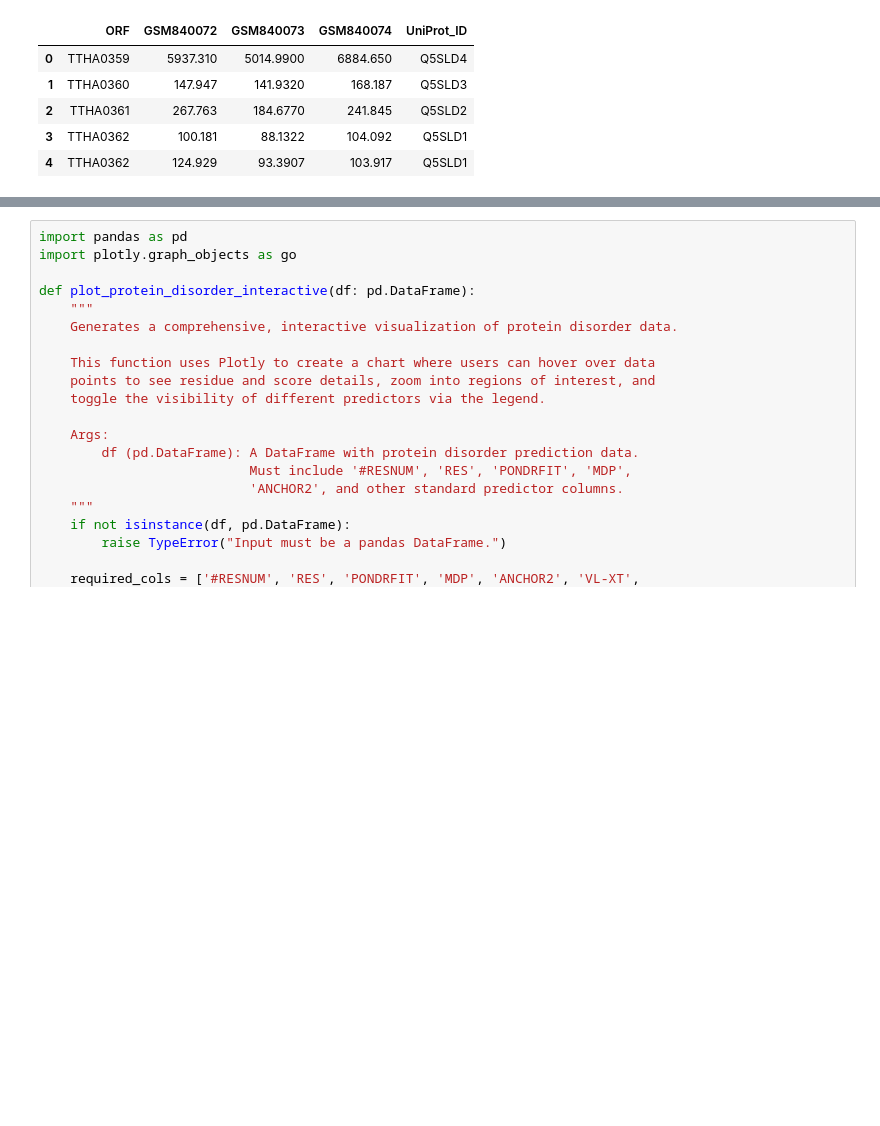
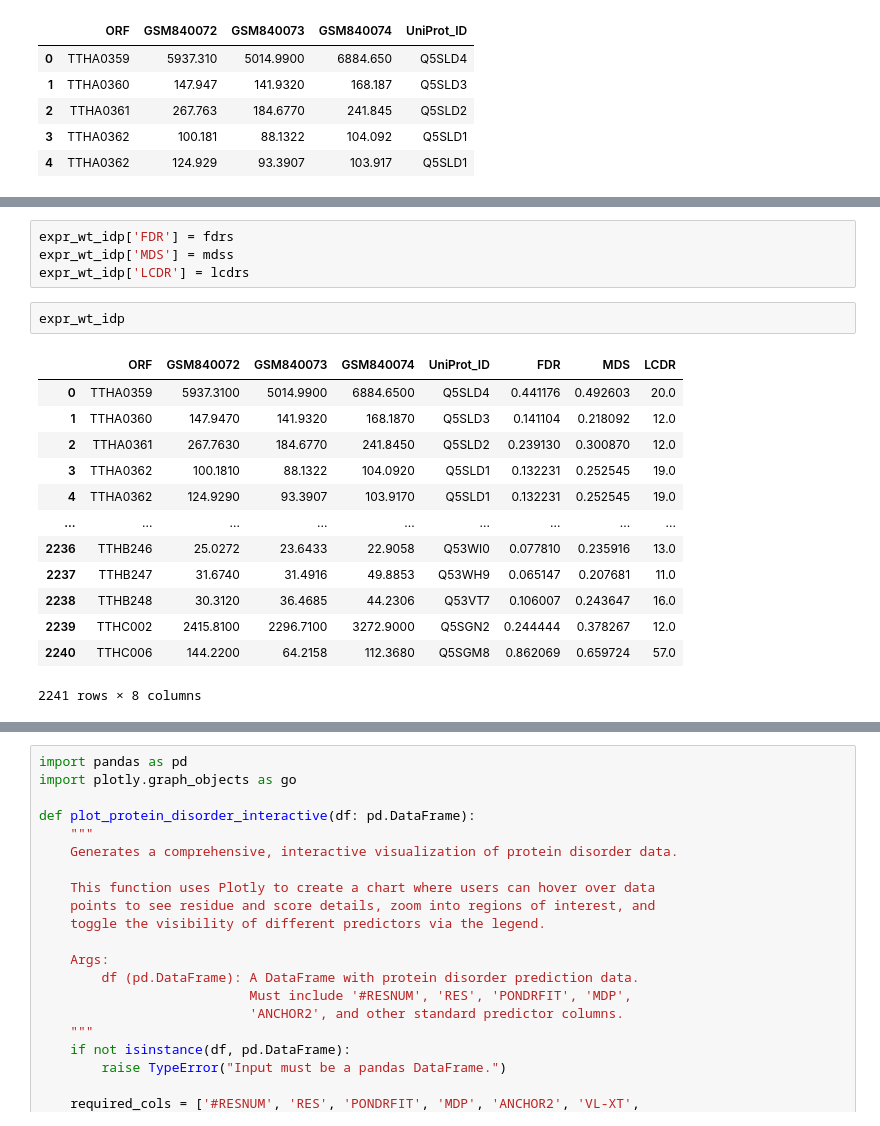
Before and after one commit to alibekk93/RNA-seq_IDP_TT, a Jupyter notebook: RNA_seq_T_thermophilus.ipynb, the cells around one changed output, grey strips where cells are left out. Cells and saved outputs as stored; diff of their text form; blank space fills up the shorter version.

```diff
--- a/RNA_seq_T_thermophilus.ipynb
+++ b/RNA_seq_T_thermophilus.ipynb
@@ -375,0 +389,20 @@ Reading data from: /content/RNA-seq_IDP_TT/data/RIDAO/IDP/MDP_MODE/1753805915-RY
+# %%
+expr_wt_idp['FDR'] = fdrs
+expr_wt_idp['MDS'] = mdss
+expr_wt_idp['LCDR'] = lcdrs
+# %%
+expr_wt_idp
+# %% [output]
+|  | ORF | GSM840072 | GSM840073 | GSM840074 | UniProt_ID | FDR | MDS | LCDR |
+| 0 | TTHA0359 | 5937.3100 | 5014.9900 | 6884.6500 | Q5SLD4 | 0.441176 | 0.492603 | 20.0 |
+| 1 | TTHA0360 | 147.9470 | 141.9320 | 168.1870 | Q5SLD3 | 0.141104 | 0.218092 | 12.0 |
+| 2 | TTHA0361 | 267.7630 | 184.6770 | 241.8450 | Q5SLD2 | 0.239130 | 0.300870 | 12.0 |
+| 3 | TTHA0362 | 100.1810 | 88.1322 | 104.0920 | Q5SLD1 | 0.132231 | 0.252545 | 19.0 |
+| 4 | TTHA0362 | 124.9290 | 93.3907 | 103.9170 | Q5SLD1 | 0.132231 | 0.252545 | 19.0 |
+| ... | ... | ... | ... | ... | ... | ... | ... | ... |
+| 2236 | TTHB246 | 25.0272 | 23.6433 | 22.9058 | Q53WI0 | 0.077810 | 0.235916 | 13.0 |
+| 2237 | TTHB247 | 31.6740 | 31.4916 | 49.8853 | Q53WH9 | 0.065147 | 0.207681 | 11.0 |
+| 2238 | TTHB248 | 30.3120 | 36.4685 | 44.2306 | Q53VT7 | 0.106007 | 0.243647 | 16.0 |
+| 2239 | TTHC002 | 2415.8100 | 2296.7100 | 3272.9000 | Q5SGN2 | 0.244444 | 0.378267 | 12.0 |
+| 2240 | TTHC006 | 144.2200 | 64.2158 | 112.3680 | Q5SGM8 | 0.862069 | 0.659724 | 57.0 |
+2241 rows × 8 columns
```
Also changed, not shown: parts of 7 cells of this notebook.
